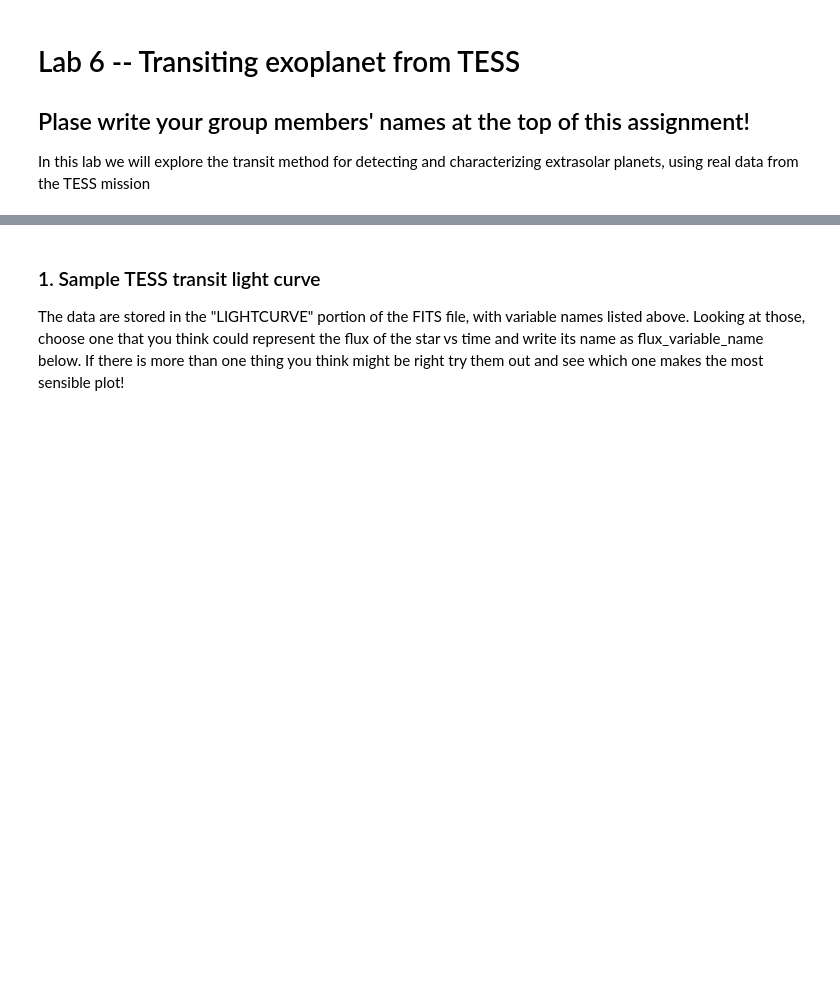
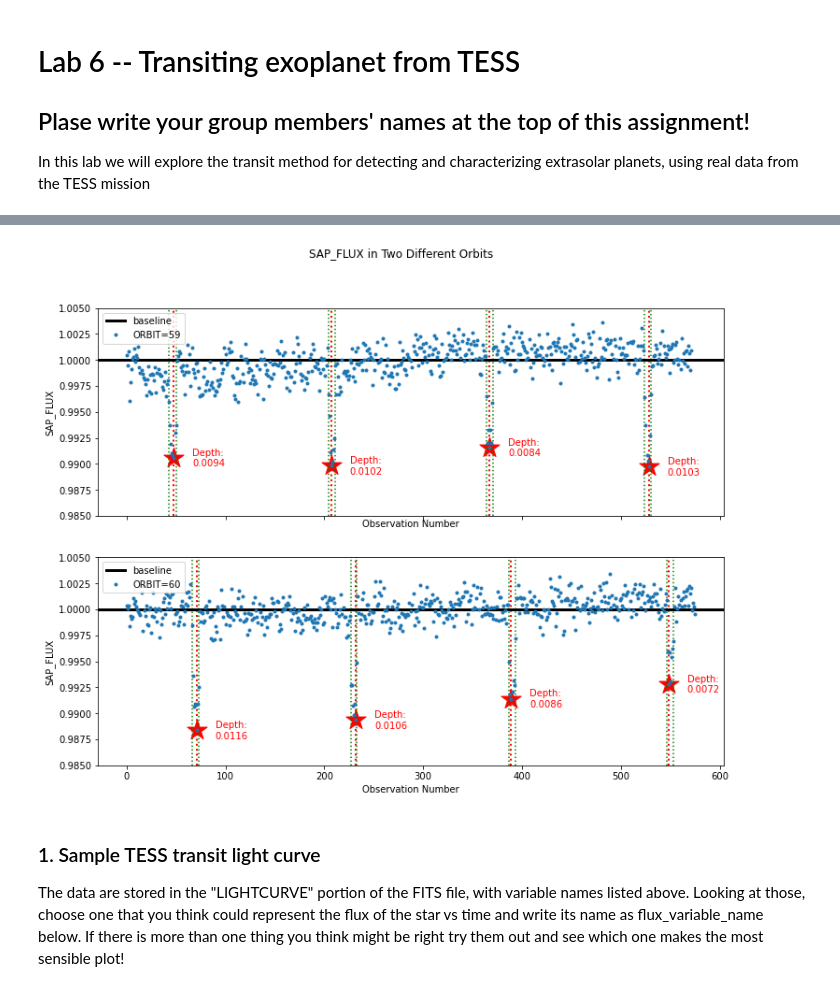
Before and after one commit to kevinmcmanus/ASTR3730_recitation, a Jupyter notebook: Lab 6/astr3730_lab6_TESS.ipynb, the cells around one changed output, grey strips where cells are left out. Saved outputs shown, nothing was run; the diff lists cells and outputs as text; code cells hidden in the pictures; blank space fills up the shorter version.

```diff
--- a/Lab 6/astr3730_lab6_TESS.ipynb
+++ b/Lab 6/astr3730_lab6_TESS.ipynb
@@ -16,0 +123,12 @@ print(f[1].data.names)
+# %%
+from scipy.signal import find_peaks
+
+#analyze each orbit separately and collect results in dict indexed by orbit id
+peak_info={}
+for o in df.groupby('ORBITID'):
+    k = f'Orbit{o[0]}'
+    flux = o[1].SAP_FLUX
+
+    peaks, proms = find_peaks(-1.0*flux,width=(2,10), prominence=0.0075)
+
+    peak_info[k] = {'peaks': peaks, 'proms':proms}
@@ -17,3 +184,40 @@ print(f[1].data.names)
+# %%
+fig, ax = plt.subplots(2, 1, figsize=(12,9), sharex=True)
+
+for a,o in zip(ax, [59,60]):
+    flux = df.query('ORBITID==@o').reset_index().SAP_FLUX
+
+    k = f'Orbit{o}'
+    peaks = peak_info[k]['peaks']
+    proms = peak_info[k]['proms']
+
+    for i in range(len(peaks)):
+        a.axvline(peaks[i], ls=':', lw=2, color='red')
+        a.axvline(proms['left_ips'][i], ls=':', color='green')
+        a.axvline(proms['right_ips'][i], ls=':', color='green')
+
+    a.scatter(peaks, proms['peak_values'], s=500, marker='*', color='red')
+    for i in range(len(peaks)):
+        d = 1.0 - proms['peak_values'][i]
+        a.annotate(f'Depth:\n{d:.4f}',(peaks[i], proms['peak_values'][i] ),
+            xytext=(20,0), textcoords='offset points',
+         va='center', color='red')
+
+    #baseline from which to measure peak height (depth, actually)
+    a.axhline(1.00, color='black', lw=3, label='baseline')
+
+
+    a.plot( flux, label=f'ORBIT={o}', ls='None', marker='.')
+    a.set_ylim(0.985,1.005)
+    a.set_xlabel('Observation Number')
+    a.set_ylabel('SAP_FLUX')
+    #a.axhline(lo_lim, ls=':', lw=2, color='red', label='Eclipse Low Limit')
+    #a.axhline(hi_lim, ls=':', lw=2, color='green', label='Eclipse Hi Limit')
+    a.legend(loc='upper left')
+
+zz=fig.suptitle('SAP_FLUX in Two Different Orbits')
+# %% [output]
+[figure, added]
 # %% [markdown]
 ### 1. Sample TESS transit light curve
 
```
Also changed, not shown: parts of 33 cells of this notebook.
